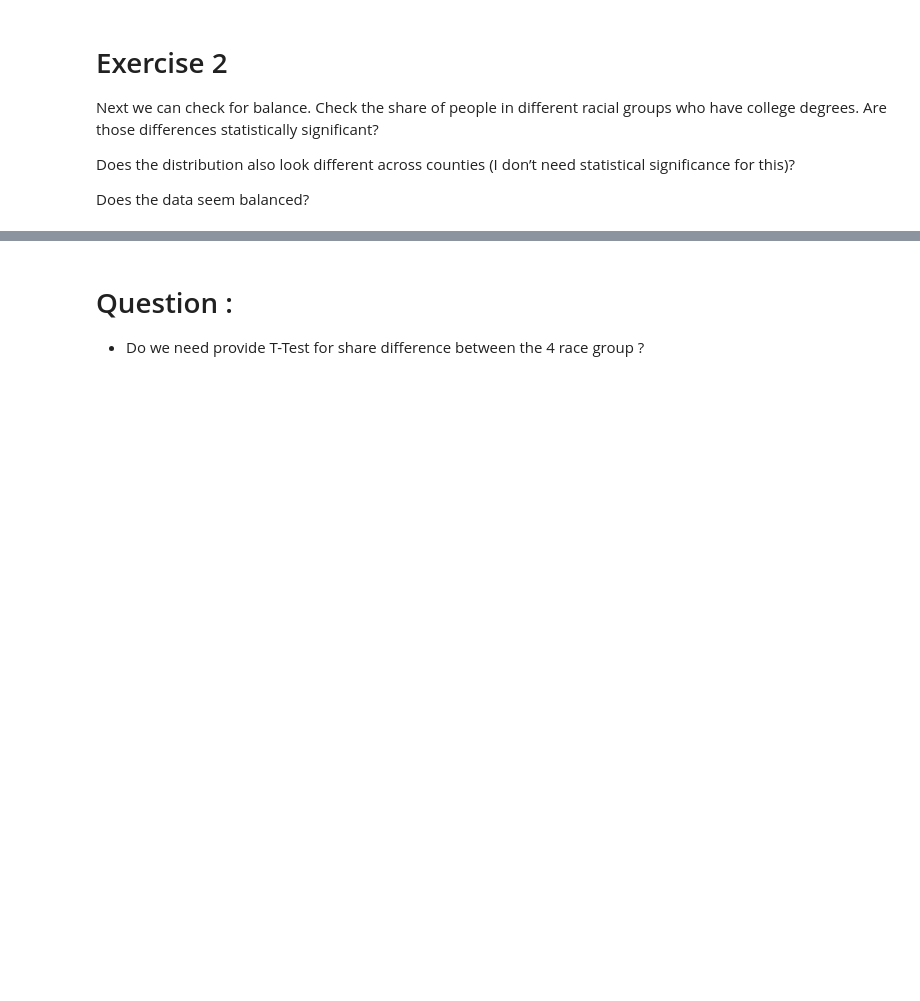
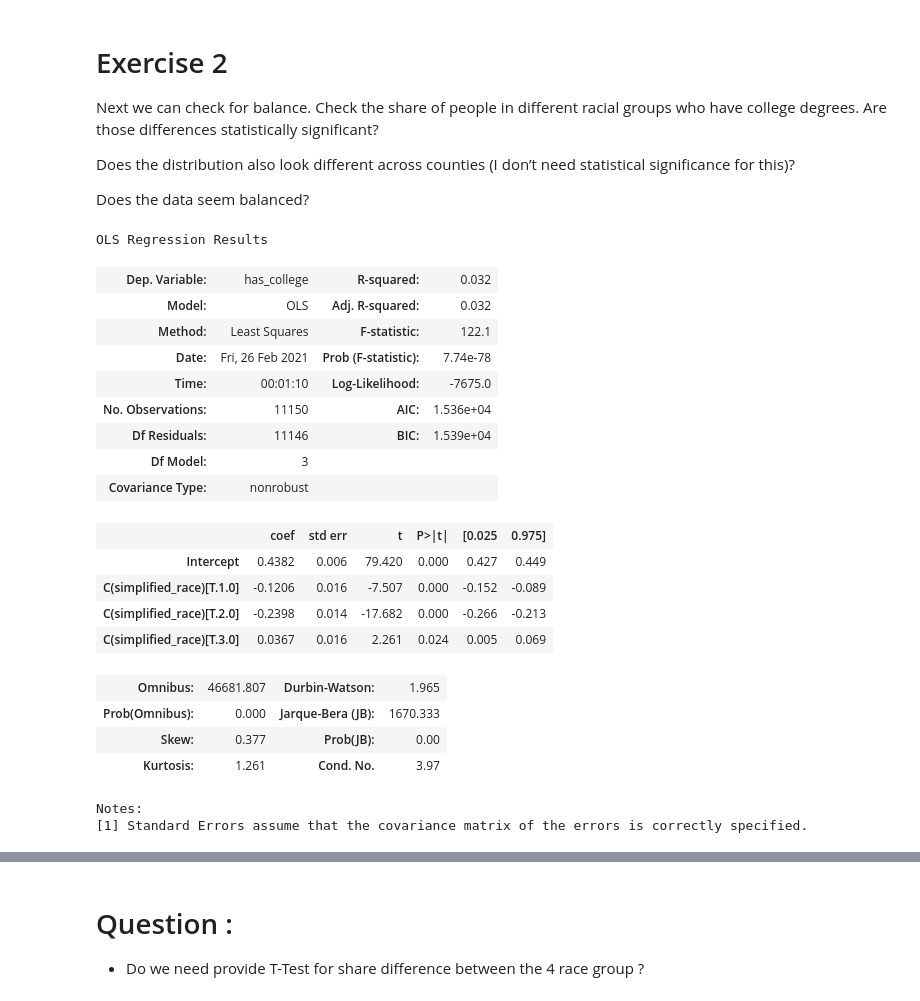
Before and after one commit to gamecicn/ids701_assignment, a Jupyter notebook: as5_matching_exercise.ipynb, the cells around one changed output, grey strips where cells are left out. Drawn from its saved outputs; the diff is of its cells as text; code cells hidden in the pictures; blank space fills up the shorter version.

```diff
--- a/as5_matching_exercise.ipynb
+++ b/as5_matching_exercise.ipynb
@@ -65,4 +67,31 @@ Next we can check for balance. Check the share of people in different racial gro
 Does the distribution also look different across counties (I don’t need statistical significance for this)?
 
 Does the data seem balanced?
+# %%
+import statsmodels.formula.api as smf
+
+model = smf.ols('has_college ~ C(simplified_race)', df).fit()
+model.summary()
+# %% [output]
+OLS Regression Results
+| Dep. Variable: | has_college | R-squared: | 0.032 |
+| Model: | OLS | Adj. R-squared: | 0.032 |
+| Method: | Least Squares | F-statistic: | 122.1 |
+| Date: | Fri, 26 Feb 2021 | Prob (F-statistic): | 7.74e-78 |
+| Time: | 00:01:10 | Log-Likelihood: | -7675.0 |
+| No. Observations: | 11150 | AIC: | 1.536e+04 |
+| Df Residuals: | 11146 | BIC: | 1.539e+04 |
+| Df Model: | 3 |  |  |
+| Covariance Type: | nonrobust |  |  |
+|  | coef | std err | t | P>|t| | [0.025 | 0.975] |
+| Intercept | 0.4382 | 0.006 | 79.420 | 0.000 | 0.427 | 0.449 |
+| C(simplified_race)[T.1.0] | -0.1206 | 0.016 | -7.507 | 0.000 | -0.152 | -0.089 |
+| C(simplified_race)[T.2.0] | -0.2398 | 0.014 | -17.682 | 0.000 | -0.266 | -0.213 |
+| C(simplified_race)[T.3.0] | 0.0367 | 0.016 | 2.261 | 0.024 | 0.005 | 0.069 |
+| Omnibus: | 46681.807 | Durbin-Watson: | 1.965 |
+| Prob(Omnibus): | 0.000 | Jarque-Bera (JB): | 1670.333 |
+| Skew: | 0.377 | Prob(JB): | 0.00 |
+| Kurtosis: | 1.261 | Cond. No. | 3.97 |
+Notes:
+[1] Standard Errors assume that the covariance matrix of the errors is correctly specified.
 # %%
```
Also changed, not shown: parts of 10 cells of this notebook.
